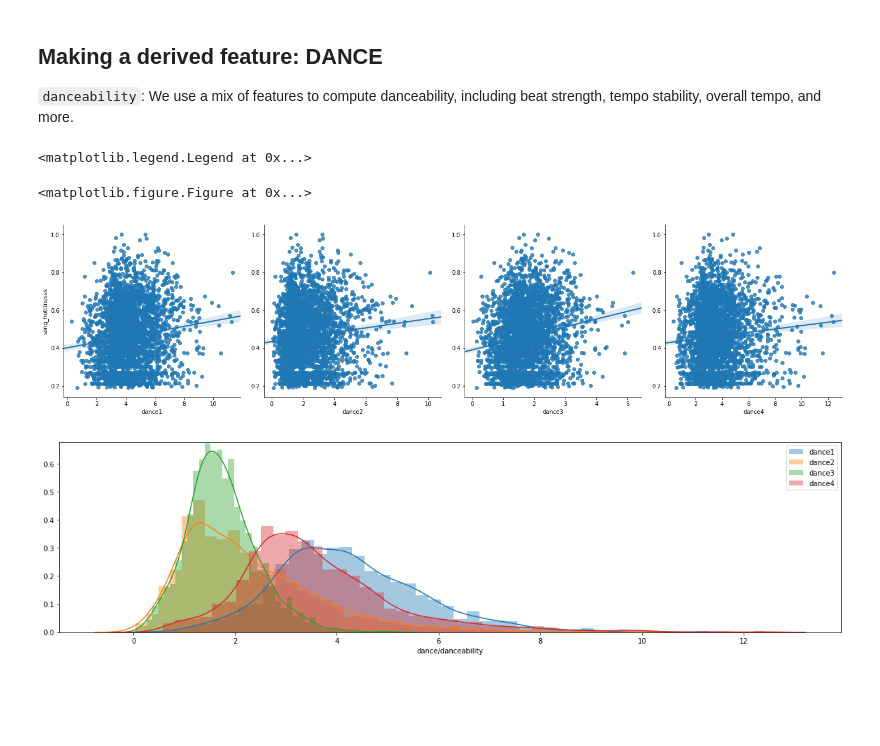
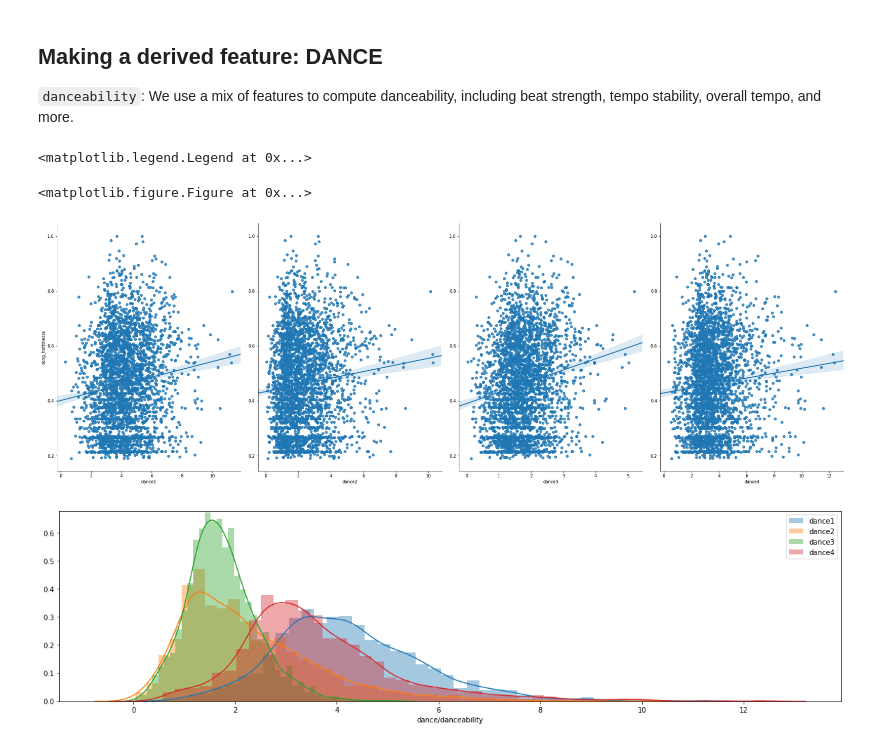
Before and after one commit to rshnn/song-success-predictor, a Jupyter notebook: exploring-dataset.ipynb, the cells around one changed output. Saved outputs shown, nothing was run; the diff lists cells and outputs as text; code cells hidden in the pictures; blank space fills up the shorter version.

```diff
--- a/exploring-dataset.ipynb
+++ b/exploring-dataset.ipynb
@@ -108,33 +108,33 @@ energy.legend()
 # beats_avg = training_DF['beats_avg']
 # tatums_avg = training_DF['tatums_avg']
 
 
 # training_DF['dance1'] = (12-time_sig)*(tempo)*(50+loudness)/10000
 # training_DF['dance2'] = (12-time_sig)*(tempo)**2*(50+loudness)/(2500000)
 # training_DF['dance3'] = (12-time_sig)*(tempo)*(50+loudness)**2/(1000000)
 # training_DF['dance4'] = (12-time_sig)**2*(tempo)*(50+loudness)/(100000)
 
 
 %run utilities.py
 util = Utilities({}, use_json=False)
 
 training_DF, testing_DF = util.generate_dance_measure(training_DF, testing_DF)
 
 sns.pairplot(training_DF, x_vars=['dance1', 'dance2', 'dance3', 'dance4'],
 # sns.pairplot(training_DF, x_vars=['energy'],
-    y_vars='song_hotttnesss', size=5, aspect=1,  kind='reg')
+    y_vars='song_hotttnesss', size=9, aspect=.75,  kind='reg')
 
 # Trying to figure out which energy is better to use...
 plt.subplots(figsize=(20,5))
 
 dance = sns.distplot(training_DF['dance1'], label='dance1', )
 dance = sns.distplot(training_DF['dance2'],  label='dance2')
 dance = sns.distplot(training_DF['dance3'],  label='dance3')
 dance = sns.distplot(training_DF['dance4'],  label='dance4', axlabel='dance/danceability')
 
 dance.legend()
 # %% [output]
 <matplotlib.legend.Legend at 0x...>
 <matplotlib.figure.Figure at 0x...>
-[figure, old version]
+[figure, new version]
 [figure]
```
Also changed, not shown: parts of 3 cells of this notebook, 2 other files.
